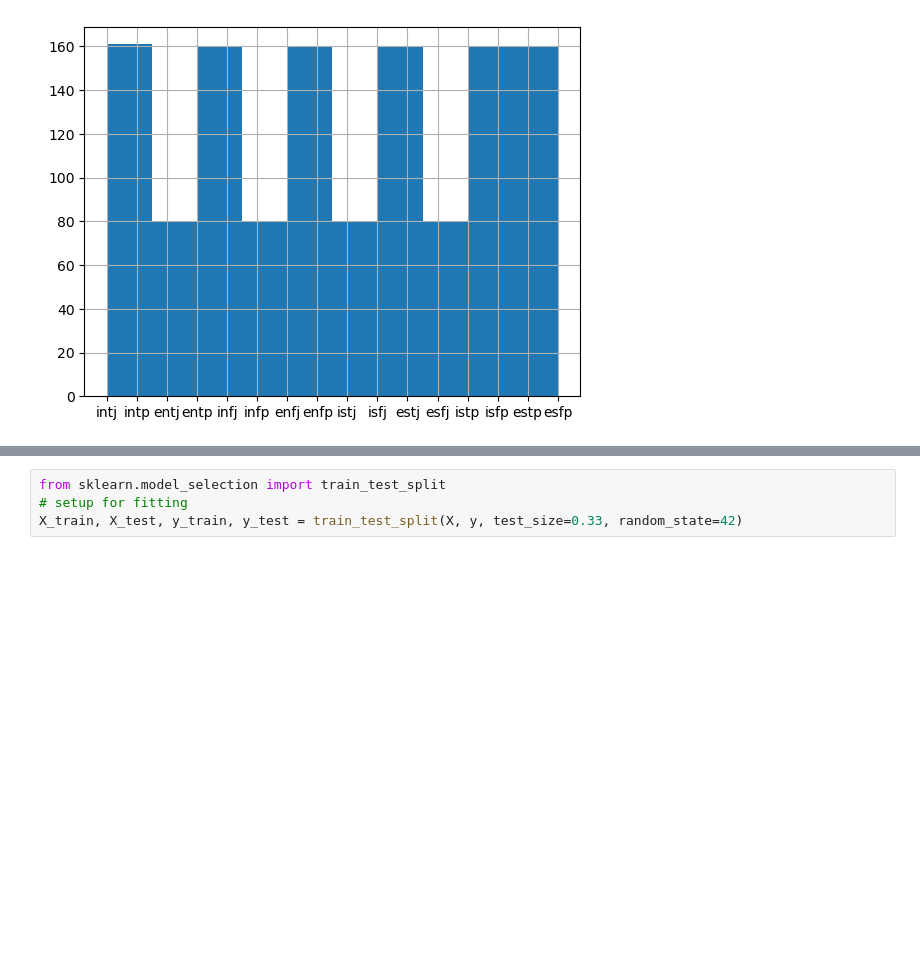
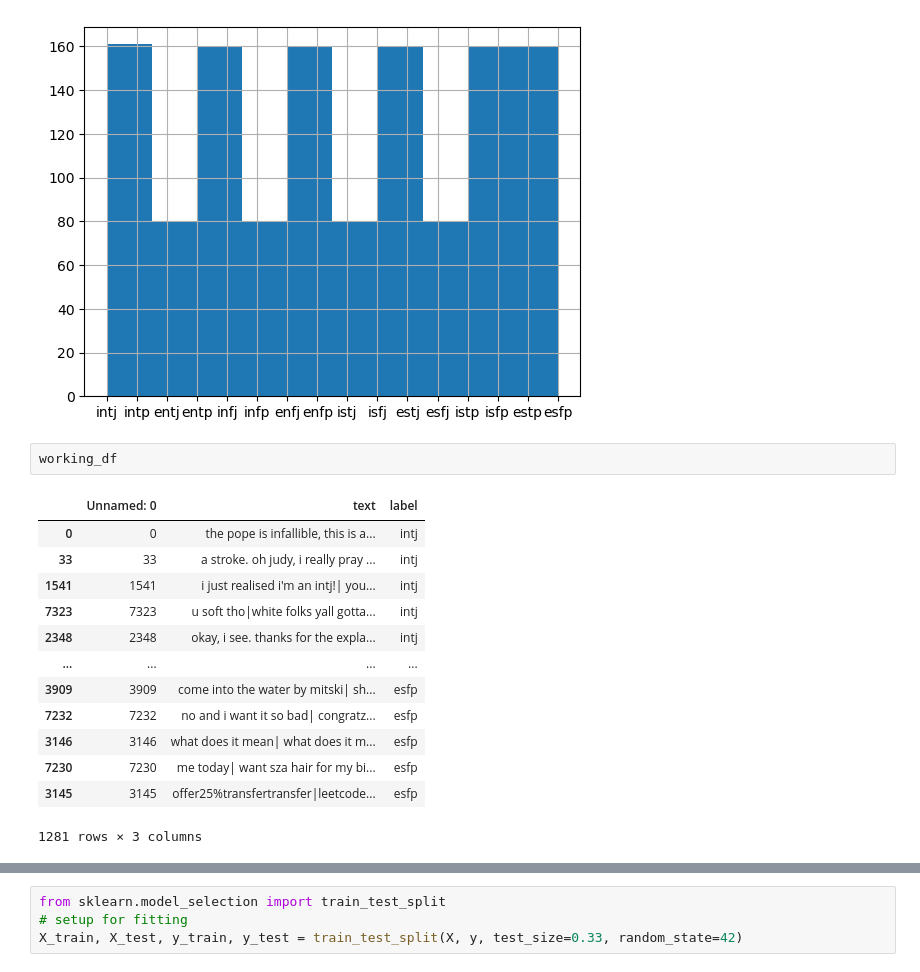
Before and after one commit to johncattanach/BigDataCA, a Jupyter notebook: twitter-mbti-eda2.ipynb, the cells around one changed output, grey strips where cells are left out. Cells and saved outputs as stored; diff of their text form; blank space fills up the shorter version.

```diff
--- a/twitter-mbti-eda2.ipynb
+++ b/twitter-mbti-eda2.ipynb
@@ -85,6 +97,22 @@ estp (1201, 3)
 esfp (1281, 3)
 <Axes: >
 [figure]
+# %%
+working_df
+# %% [output]
+|  | Unnamed: 0 | text | label |
+| 0 | 0 | the pope is infallible, this is a... | intj |
+| 33 | 33 | a stroke. oh judy, i really pray ... | intj |
+| 1541 | 1541 | i just realised i'm an intj!| you... | intj |
+| 7323 | 7323 | u soft tho|white folks yall gotta... | intj |
+| 2348 | 2348 | okay, i see. thanks for the expla... | intj |
+| ... | ... | ... | ... |
+| 3909 | 3909 | come into the water by mitski| sh... | esfp |
+| 7232 | 7232 | no and i want it so bad| congratz... | esfp |
+| 3146 | 3146 | what does it mean| what does it m... | esfp |
+| 7230 | 7230 | me today| want sza hair for my bi... | esfp |
+| 3145 | 3145 | offer25%transfertransfer|leetcode... | esfp |
+1281 rows × 3 columns
 # %%
 # rescale with tf-idf
 import numpy as np
```
Also changed, not shown: parts of 36 cells of this notebook.
